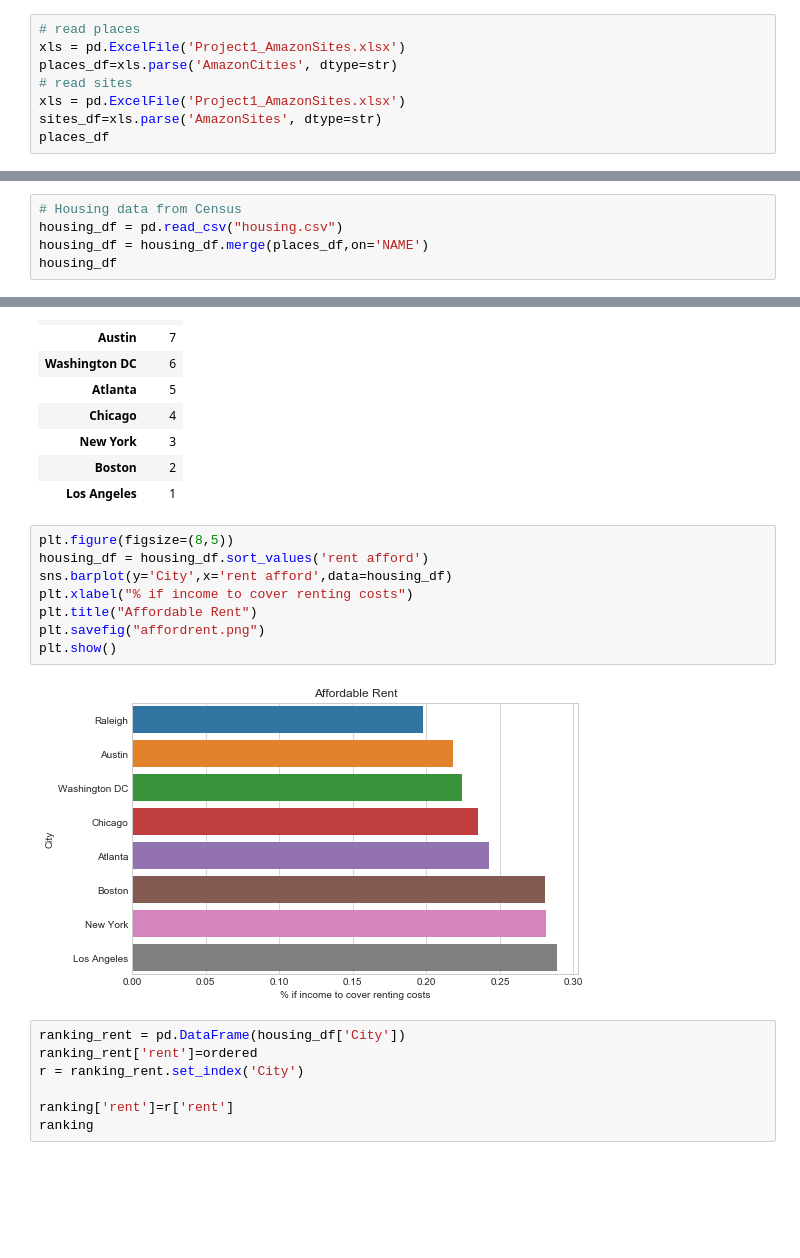
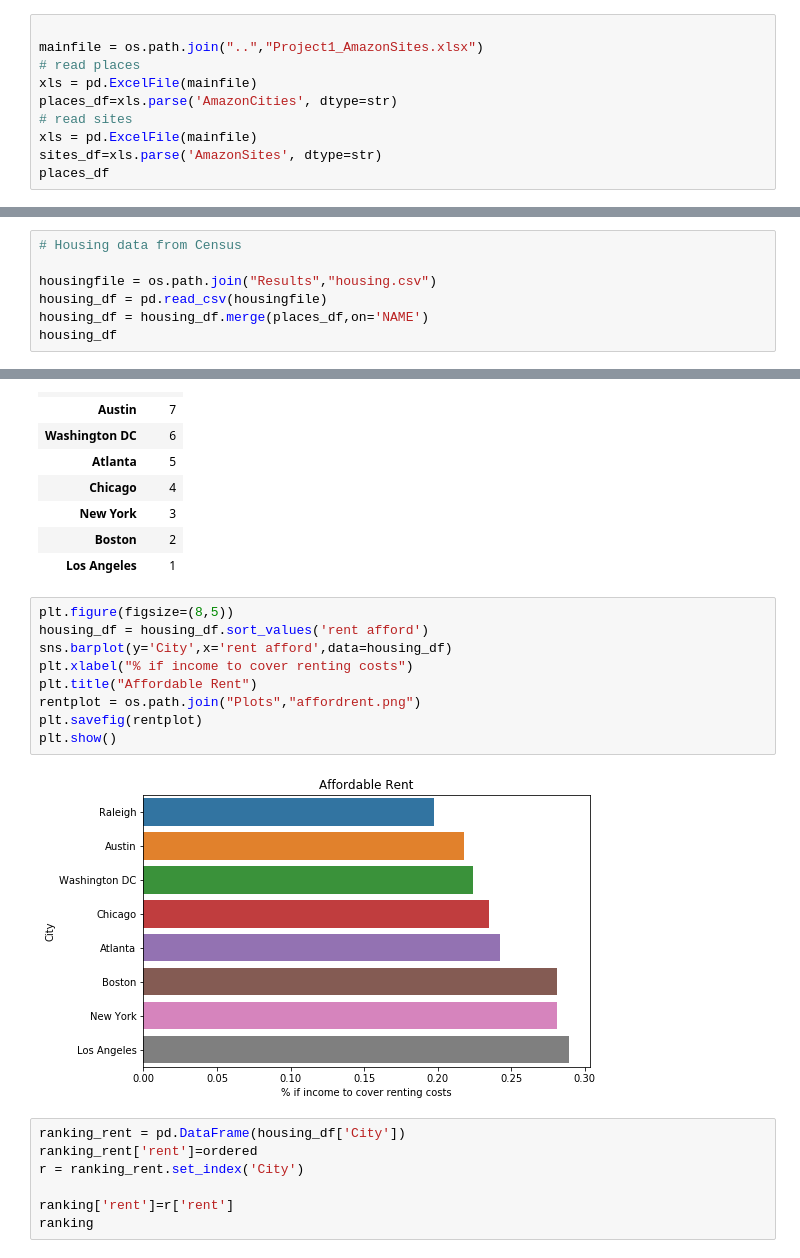
Before and after one commit to indranik/BC_Project1, a Jupyter notebook: HousingSchools_Guirlyn/housing_schools.ipynb, the cells around one changed output, grey strips where cells are left out. Drawn from its saved outputs; the diff is of its cells as text; blank space fills up the shorter version.

Commit message:
uptade file path for data and plots

```diff
--- a/HousingSchools_Guirlyn/housing_schools.ipynb
+++ b/HousingSchools_Guirlyn/housing_schools.ipynb
@@ -7,9 +12,11 @@ import matplotlib.pyplot as plt
 # %%
+
+mainfile = os.path.join("..","Project1_AmazonSites.xlsx")
 # read places
-xls = pd.ExcelFile('Project1_AmazonSites.xlsx')
+xls = pd.ExcelFile(mainfile)
 places_df=xls.parse('AmazonCities', dtype=str)
 # read sites
-xls = pd.ExcelFile('Project1_AmazonSites.xlsx')
+xls = pd.ExcelFile(mainfile)
 sites_df=xls.parse('AmazonSites', dtype=str)
 places_df
 # %% [output]
@@ -28,7 +35,9 @@ places_df
 data from Census API
 # %%
 # Housing data from Census
-housing_df = pd.read_csv("housing.csv")
+
+housingfile = os.path.join("Results","housing.csv")
+housing_df = pd.read_csv(housingfile)
 housing_df = housing_df.merge(places_df,on='NAME')
 housing_df
 # %% [output]
@@ -79,13 +90,14 @@ ranking
 # %%
 plt.figure(figsize=(8,5))
 housing_df = housing_df.sort_values('rent afford')
 sns.barplot(y='City',x='rent afford',data=housing_df)
 plt.xlabel("% if income to cover renting costs")
 plt.title("Affordable Rent")
-plt.savefig("affordrent.png")
+rentplot = os.path.join("Plots","affordrent.png")
+plt.savefig(rentplot)
 plt.show()
 # %% [output]
-[figure, old version]
+[figure, new version]
 # %%
 ranking_rent = pd.DataFrame(housing_df['City'])
 ranking_rent['rent']=ordered
```
Also changed, not shown: parts of 9 cells of this notebook, 1 other file.
